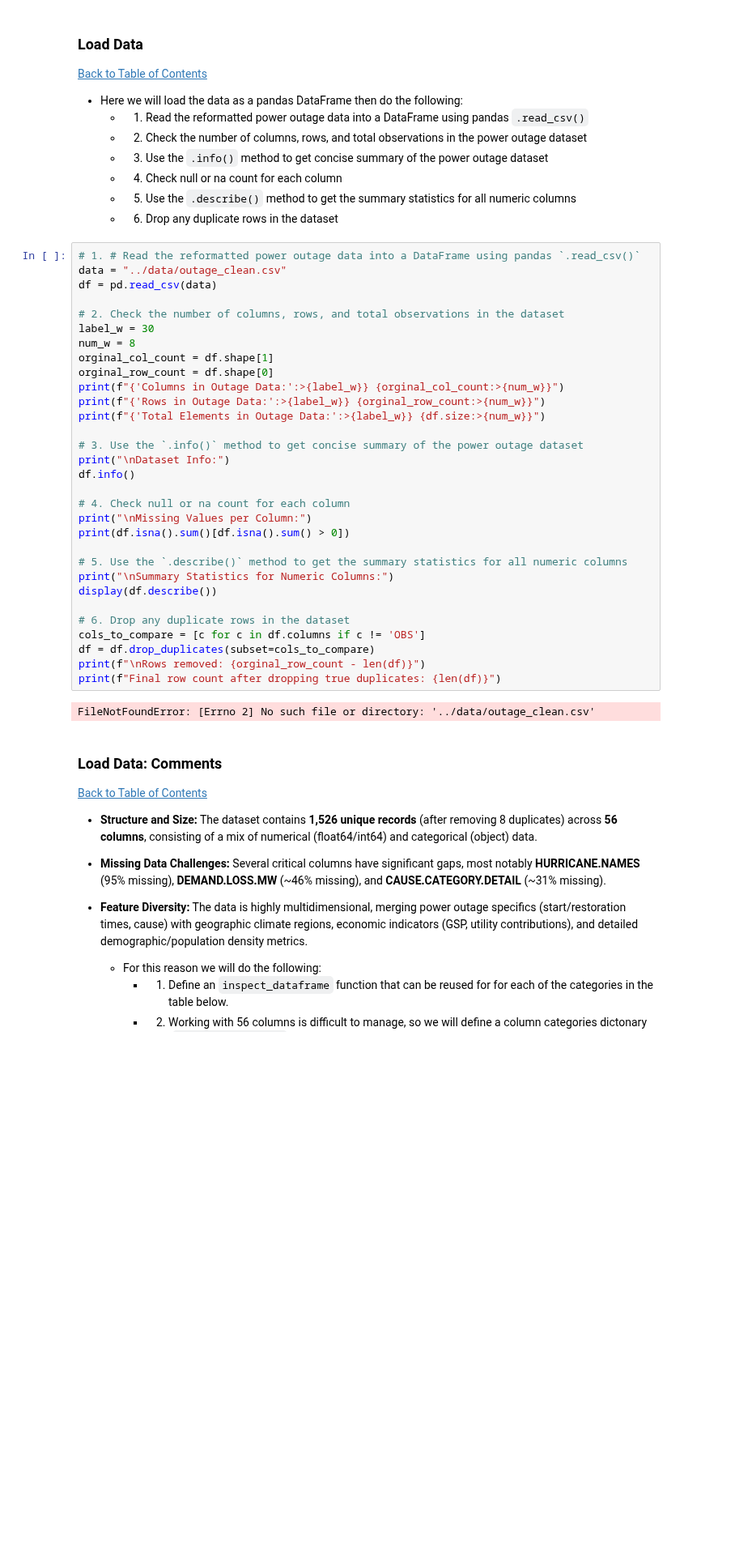
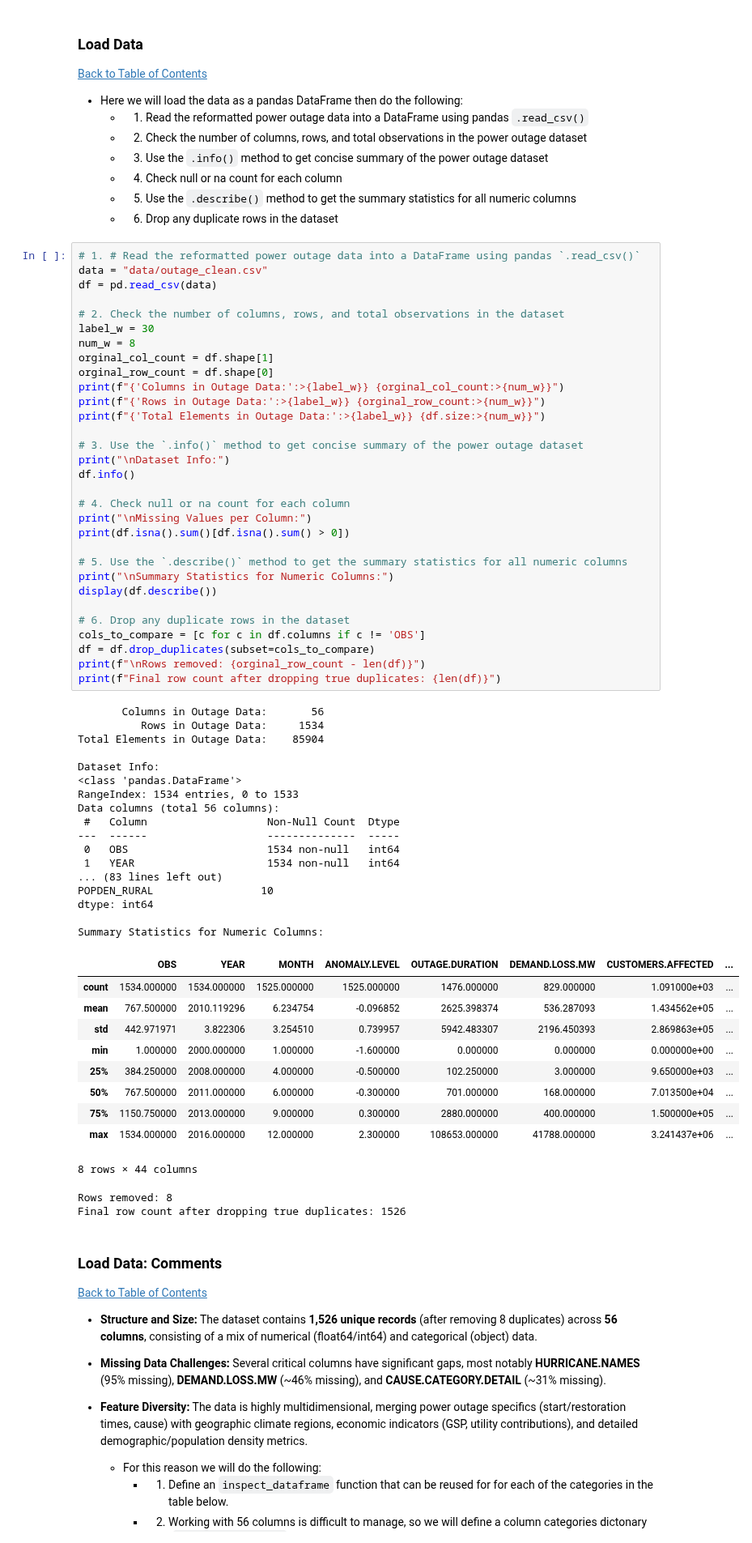
Before and after one commit to scotty-ucsd/dsc259_final_project, a Jupyter notebook: group_project_notebook.ipynb, the cells around one changed output. Shown at 81% size. Drawn from its saved outputs; the diff is of its cells as text; blank space fills up the shorter version.

```diff
--- a/group_project_notebook.ipynb
+++ b/group_project_notebook.ipynb
@@ -122,37 +122,65 @@ tail -n +8 data/outage.csv | cut -d ',' -f 2- >> data/outage_clean.csv
   * 6. Drop any duplicate rows in the dataset
 # %%
 # 1. # Read the reformatted power outage data into a DataFrame using pandas `.read_csv()`
-data = "../data/outage_clean.csv"
+data = "data/outage_clean.csv"
 df = pd.read_csv(data)
 
 # 2. Check the number of columns, rows, and total observations in the dataset
 label_w = 30
 num_w = 8
 orginal_col_count = df.shape[1]
 orginal_row_count = df.shape[0]
 print(f"{'Columns in Outage Data:':>{label_w}} {orginal_col_count:>{num_w}}")
 print(f"{'Rows in Outage Data:':>{label_w}} {orginal_row_count:>{num_w}}")
 print(f"{'Total Elements in Outage Data:':>{label_w}} {df.size:>{num_w}}")
 
 # 3. Use the `.info()` method to get concise summary of the power outage dataset
 print("\nDataset Info:")
 df.info()
 
 # 4. Check null or na count for each column
 print("\nMissing Values per Column:")
 print(df.isna().sum()[df.isna().sum() > 0])
 
 # 5. Use the `.describe()` method to get the summary statistics for all numeric columns
 print("\nSummary Statistics for Numeric Columns:")
 display(df.describe())
 
 # 6. Drop any duplicate rows in the dataset
 cols_to_compare = [c for c in df.columns if c != 'OBS']
 df = df.drop_duplicates(subset=cols_to_compare)
 print(f"\nRows removed: {orginal_row_count - len(df)}")
 print(f"Final row count after dropping true duplicates: {len(df)}")
 # %% [output]
-FileNotFoundError: [Errno 2] No such file or directory: '../data/outage_clean.csv'
+       Columns in Outage Data:       56
+          Rows in Outage Data:     1534
+Total Elements in Outage Data:    85904
+
+Dataset Info:
+<class 'pandas.DataFrame'>
+RangeIndex: 1534 entries, 0 to 1533
+Data columns (total 56 columns):
+ #   Column                   Non-Null Count  Dtype
+---  ------                   --------------  -----
+ 0   OBS                      1534 non-null   int64
+ 1   YEAR                     1534 non-null   int64
+... (83 lines left out)
+POPDEN_RURAL                 10
+dtype: int64
+
+Summary Statistics for Numeric Columns:
+|  | OBS | YEAR | MONTH | ANOMALY.LEVEL | OUTAGE.DURATION | DEMAND.LOSS.MW | CUSTOMERS.AFFECTED | ... |
+| count | 1534.000000 | 1534.000000 | 1525.000000 | 1525.000000 | 1476.000000 | 829.000000 | 1.091000e+03 | ... |
+| mean | 767.500000 | 2010.119296 | 6.234754 | -0.096852 | 2625.398374 | 536.287093 | 1.434562e+05 | ... |
+| std | 442.971971 | 3.822306 | 3.254510 | 0.739957 | 5942.483307 | 2196.450393 | 2.869863e+05 | ... |
+| min | 1.000000 | 2000.000000 | 1.000000 | -1.600000 | 0.000000 | 0.000000 | 0.000000e+00 | ... |
+| 25% | 384.250000 | 2008.000000 | 4.000000 | -0.500000 | 102.250000 | 3.000000 | 9.650000e+03 | ... |
+| 50% | 767.500000 | 2011.000000 | 6.000000 | -0.300000 | 701.000000 | 168.000000 | 7.013500e+04 | ... |
+| 75% | 1150.750000 | 2013.000000 | 9.000000 | 0.300000 | 2880.000000 | 400.000000 | 1.500000e+05 | ... |
+| max | 1534.000000 | 2016.000000 | 12.000000 | 2.300000 | 108653.000000 | 41788.000000 | 3.241437e+06 | ... |
+8 rows × 44 columns
+Rows removed: 8
+Final row count after dropping true duplicates: 1526
 # %% [markdown]
 <h3>Load Data: Comments</h3>
 
```
Also changed, not shown: parts of 14 cells of this notebook, 6 other files.
